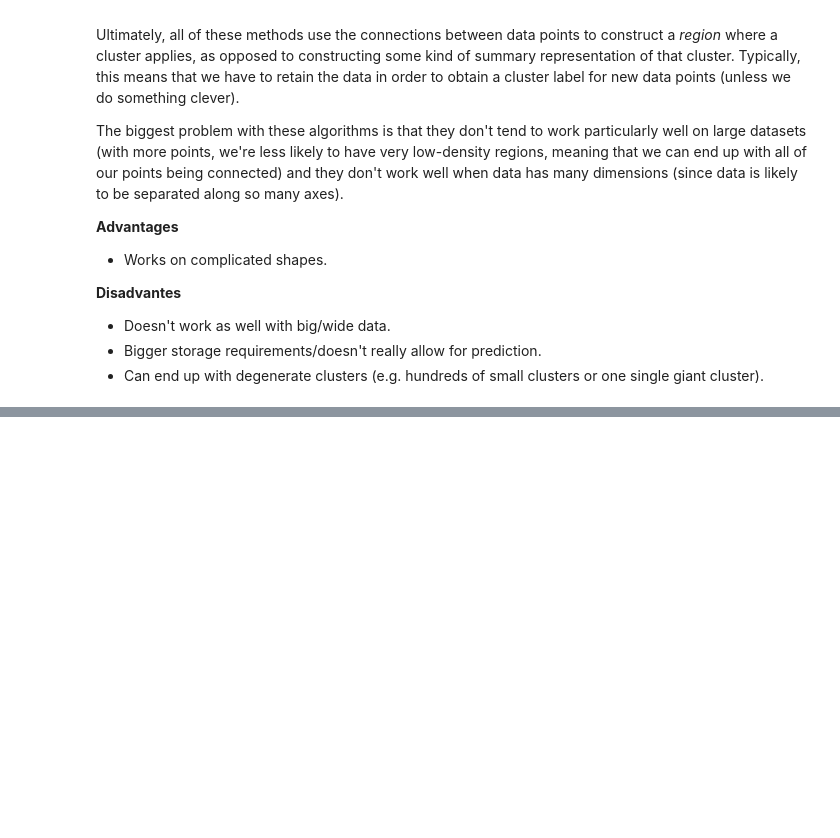
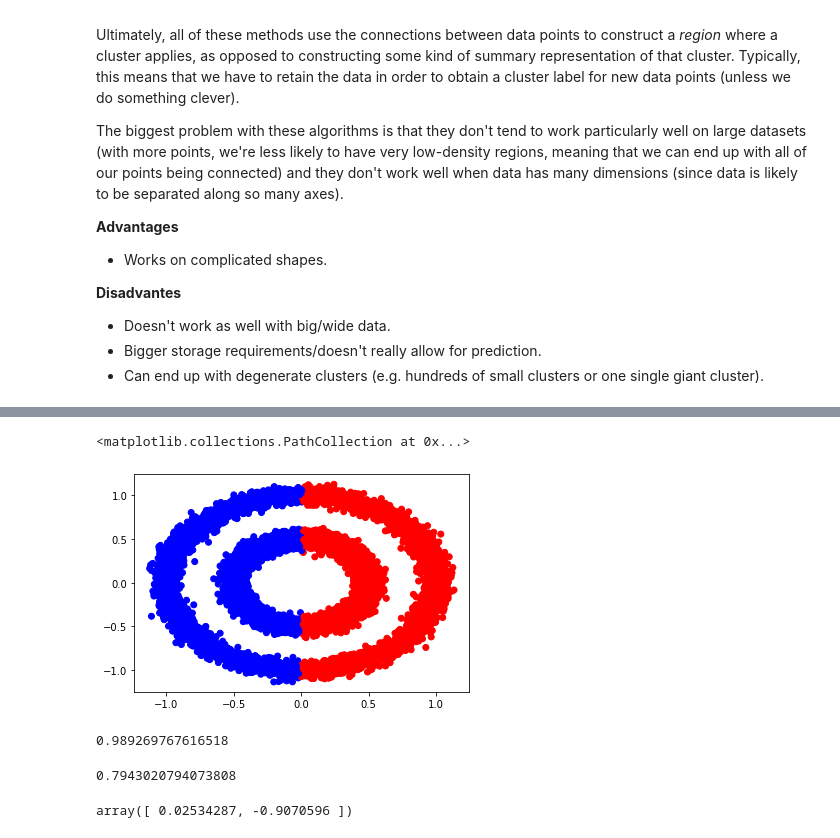
Before and after one commit to ajfinch123/ajfinch123.github.io, a Jupyter notebook: jupyter_notebooks/brainy_bunch.ipynb, the cells around one changed output, grey strips where cells are left out. Cells and saved outputs as stored; diff of their text form; code cells hidden in the pictures; blank space fills up the shorter version.

```diff
--- a/jupyter_notebooks/brainy_bunch.ipynb
+++ b/jupyter_notebooks/brainy_bunch.ipynb
@@ -104,0 +149,40 @@ As demonstrated in [Honey, I Shrunk the Data](https://ajfinch123.github.io/ml/ai
+# %%
+data_ = data
+# %%
+data = data_[0]
+# %%
+n_clusters = 2
+max_iter = 100000
+# %%
+boo = True
+i = 0
+while boo:
+
+    clusters_old = [0]*len(data)
+
+    ndx = np.random.choice(len(data), size = n_clusters, replace = False)
+
+    cluster_centers = {
+        i : data[ndx[i]]
+        for i in range(n_clusters)
+    }
+
+    cluster_center_mat = np.stack([cluster_centers[i] for i in range(n_clusters)])
+
+    dists = np.tanh(np.dot(data,cluster_center_mat.transpose())/2+1)
+
+    clusters = np.argmin(dists, axis = 1)
+
+    if np.any(clusters != clusters_old):
+
+        boo = True
+
+        for clust in cluster_centers.keys():
+            cluster_centers[clust] = data[np.where(clusters==clust),:].mean(axis = 1)
+
+    else:
+        boo = False
+    i += 1
+
+    if i >= max_iter:
+        boo = False
@@ -104,0 +198,9 @@ As demonstrated in [Honey, I Shrunk the Data](https://ajfinch123.github.io/ml/ai
+# %%
+plt.scatter(data_[0][:,0], data_[0][:,1], color = ['r' if x else 'b' for x in clusters])
+# %% [output]
+<matplotlib.collections.PathCollection at 0x...>
+[figure, added]
+# %%
+np.dot(np.tanh(data[0,:]/2+1),np.tanh(data[0,:]/2+1))
+# %% [output]
+0.989269767616518
@@ -104,0 +210,8 @@ As demonstrated in [Honey, I Shrunk the Data](https://ajfinch123.github.io/ml/ai
+# %%
+np.tanh(np.dot(data[0,:],cluster_center_mat[0,:])/2+1)
+# %% [output]
+0.7943020794073808
+# %%
+cluster_center_mat[0,:]
+# %% [output]
+array([ 0.02534287, -0.9070596 ])
```
Also changed, not shown: parts of 34 cells of this notebook.
